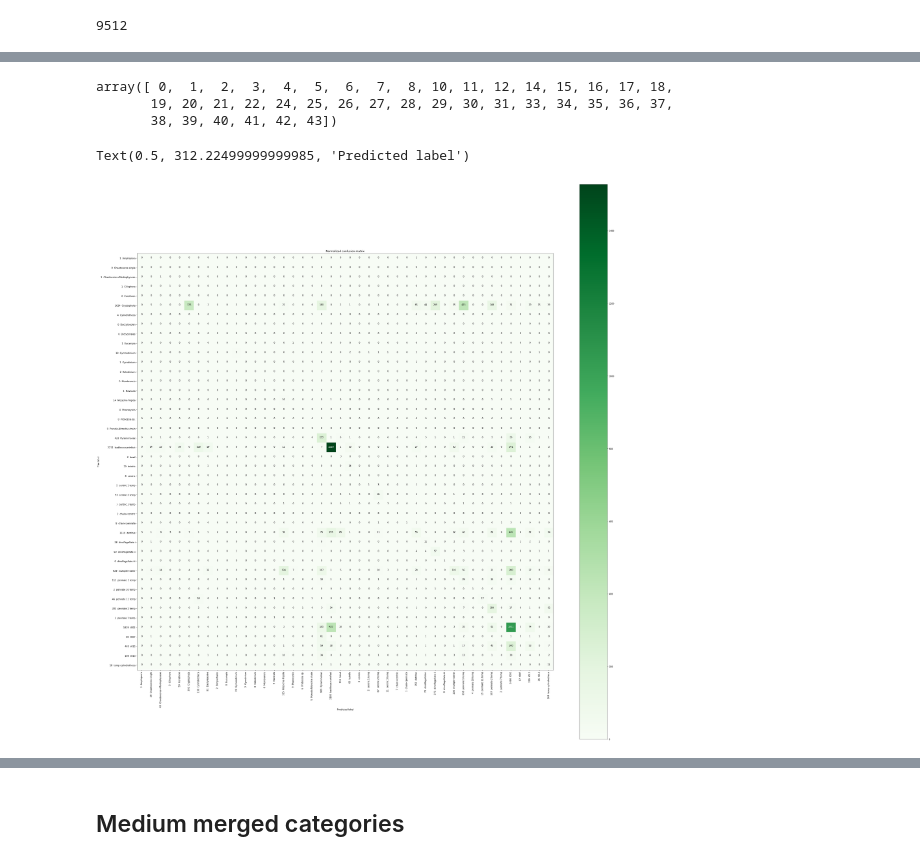
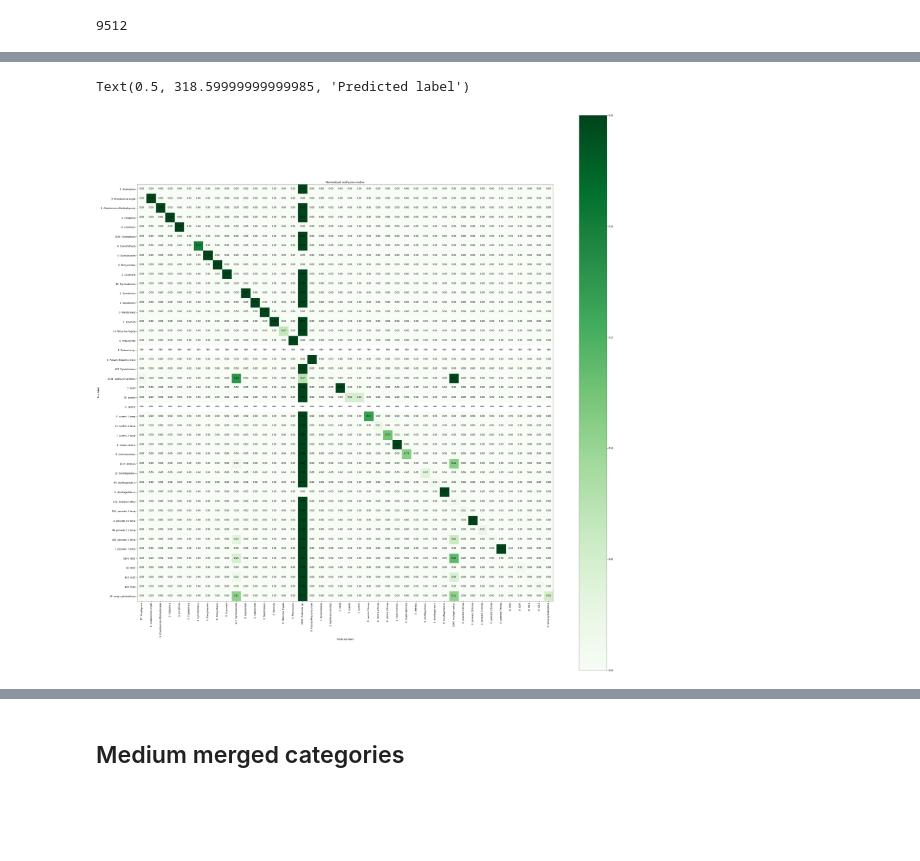
Before and after one commit to patrickcgray/deep_ifcb, a Jupyter notebook: python/model_predictions.ipynb, the cells around one changed output, grey strips where cells are left out. Drawn from its saved outputs; the diff is of its cells as text; code cells hidden in the pictures; blank space fills up the shorter version.

```diff
--- a/python/model_predictions.ipynb
+++ b/python/model_predictions.ipynb
@@ -232,0 +303,2 @@ model = keras.models.load_model('../../../../Code/deep_ifcb/model_weights_all_cl
+# %%
+prediction_subset = prediction_subset[prediction_subset['object_annotation_category'] != 'part<other']
@@ -848,53 +1061,49 @@ len(class_id_dict), confusion_matrix(np.array(all_labs), np.array(all_preds)).sh
-# %%
-classes
-# %% [output]
-array([ 0,  1,  2,  3,  4,  5,  6,  7,  8, 10, 11, 12, 14, 15, 16, 17, 18,
-       19, 20, 21, 22, 24, 25, 26, 27, 28, 29, 30, 31, 33, 34, 35, 36, 37,
-       38, 39, 40, 41, 42, 43])
+# %%
+for i in list(set(range(0,len(class_id_dict))) - set(classes)):
+    all_labs.append(i)
+    all_preds.append(i)
+#all_labs.append(23)
+#all_labs.append(32)
 # %%
-all_labs.append(13)
-all_labs.append(23)
-all_labs.append(32)
+
+#all_preds.append(23)
+#all_preds.append(32)
-# %%
-all_preds.append(13)
-all_preds.append(23)
-all_preds.append(32)
 # %%
 from sklearn.metrics import confusion_matrix
 import itertools
 
 num_classes = len(class_id_dict)
 
 cm = confusion_matrix(np.array(all_labs), np.array(all_preds))
-#cm = cm.astype('float') / cm.sum(axis = 1)[:, np.newaxis]
+cm = cm.astype('float') / cm.sum(axis = 1)[:, np.newaxis]
 
 #print(cm)
 plt.figure(figsize=(35,35))
 
-plt.imshow(cm, cmap = 'Greens')
+plt.imshow(cm, cmap = 'Greens', vmax=0.25)
 plt.title('Normalized confusion matrix')
 plt.colorbar()
 tick_marks = np.arange(num_classes)
 plt.xticks(tick_marks, nc, rotation=90)
 plt.yticks(tick_marks, n_tc)
 
-fmt = '.0f'
+fmt = '.2f'
 thresh = cm.max() / 2.
 for i, j in itertools.product(range(cm.shape[0]), range(cm.shape[1])):
     plt.text(j, i, format(cm[i, j], fmt),
              horizontalalignment="center",
              color="white" if cm[i, j] > thresh else "black")
 
 plt.tight_layout()
 plt.ylabel('True label')
 plt.xlabel('Predicted label')
 #plt.axis('off')
 #plt.grid(b=None, which='major', axis='both')
 
 #plt.savefig('../../conf_matrix_unmerged_visible_low_end_large_validated.png', dpi=300)
 # %% [output]
-Text(0.5, 312.22499999999985, 'Predicted label')
+Text(0.5, 318.59999999999985, 'Predicted label')
-[figure, old version]
+[figure, new version]
 # %%
 counts, classes
 # %% [output]
```
Also changed, not shown: parts of 62 cells of this notebook, 1 other file.
